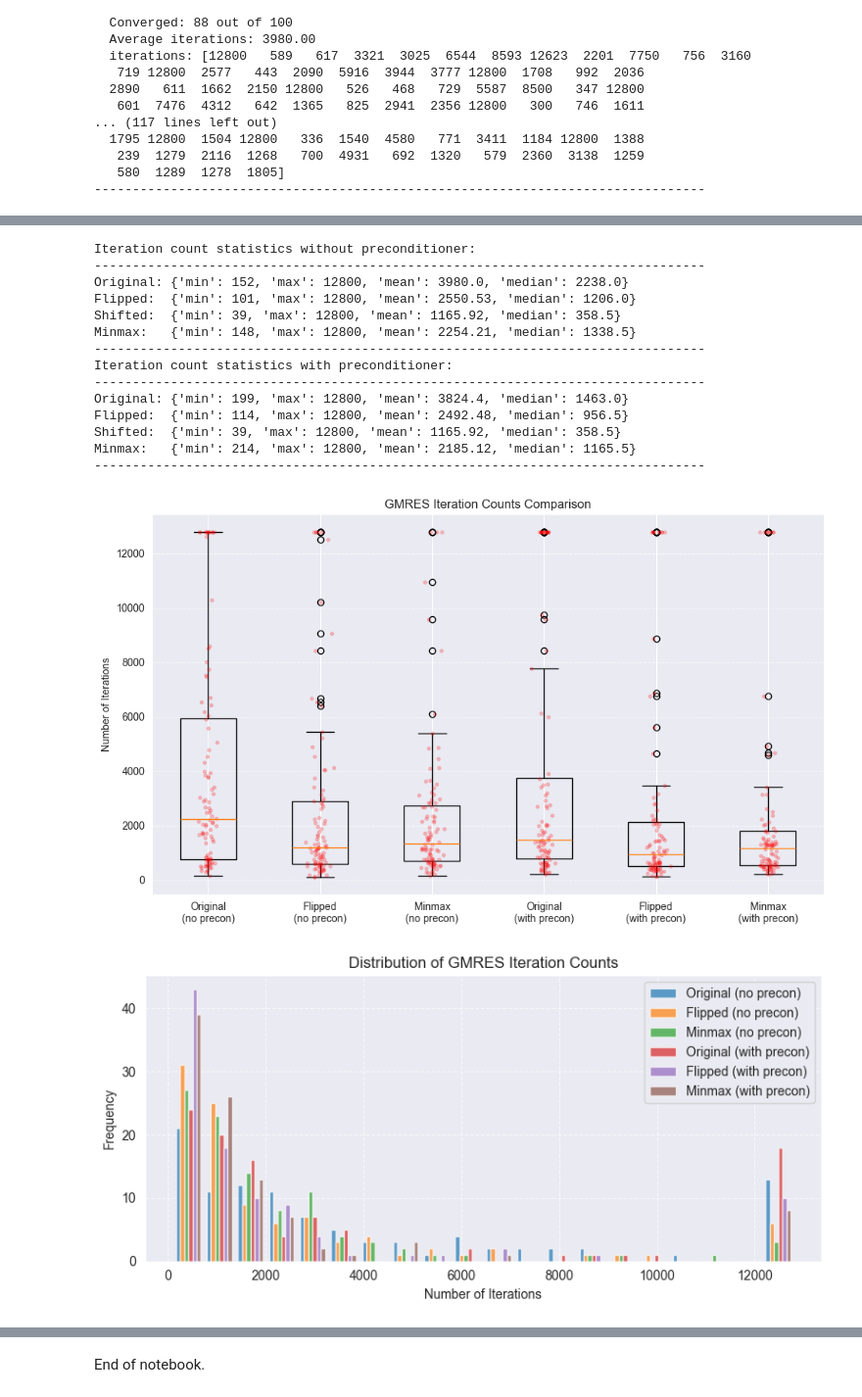
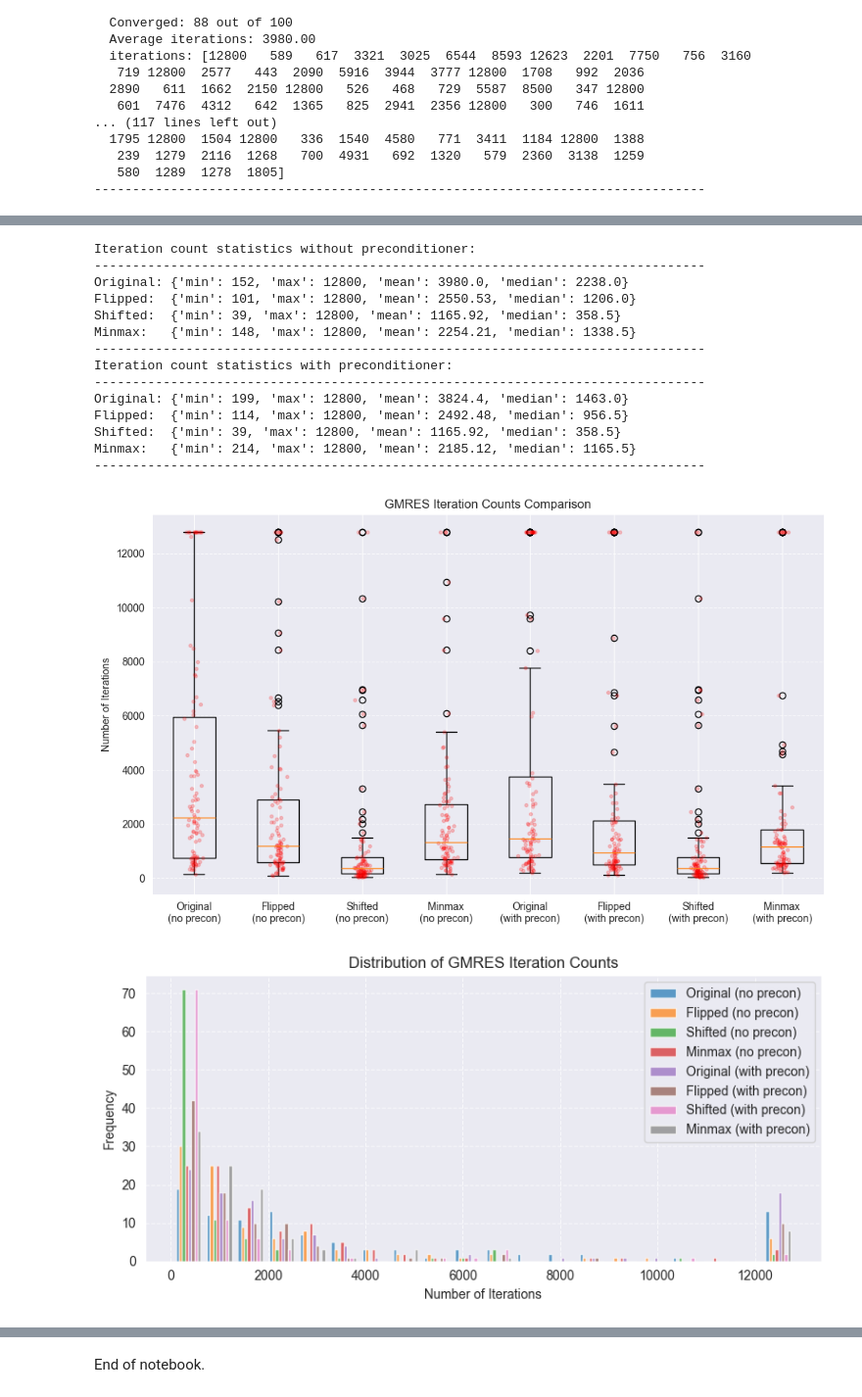
Before and after one commit to 24io/opencampus-ai-project, a Jupyter notebook: testrun_without_model.ipynb, the cells around one changed output, grey strips where cells are left out. Shown at 98% size. Drawn from its saved outputs; the diff is of its cells as text; code cells hidden in the pictures.

```diff
--- a/testrun_without_model.ipynb
+++ b/testrun_without_model.ipynb
@@ -273,25 +290,31 @@ print("-" * 80)
 result_data_list = [
     iters_no_precon_orig,
     iters_no_precon_flip,
+    iters_no_precon_shift,
     iters_no_precon_minmax,
     iters_precon_orig,
     iters_precon_flip,
+    iters_precon_shift,
     iters_precon_minmax,
 ]
 result_data_labels_long = [
     'Original (no precon)',
     'Flipped (no precon)',
+    'Shifted (no precon)',
     'Minmax (no precon)',
     'Original (with precon)',
     'Flipped (with precon)',
+    'Shifted (with precon)',
     'Minmax (with precon)'
 ]
 result_data_labels_stacked = [
     'Original\n(no precon)',
     'Flipped\n(no precon)',
+    'Shifted\n(no precon)',
     'Minmax\n(no precon)',
     'Original\n(with precon)',
     'Flipped\n(with precon)',
+    'Shifted\n(with precon)',
     'Minmax\n(with precon)'
 ]
 
@@ -309,35 +332,35 @@ for i, data in enumerate(result_data_list, 1):
     plt.plot(x, data, 'r.', alpha=0.2)
 
 plt.tight_layout()
 plt.show()
 
 # Histogram
 plt.figure(figsize=(8, 4))
 plt.hist(result_data_list, label=result_data_labels_long, bins=20, alpha=0.7)
 plt.xlabel('Number of Iterations')
 plt.ylabel('Frequency')
 plt.title('Distribution of GMRES Iteration Counts')
 plt.legend()
 plt.grid(True, linestyle='--', alpha=0.7)
 plt.tight_layout()
 plt.show()
 # %% [output]
 Iteration count statistics without preconditioner:
 --------------------------------------------------------------------------------
 Original: {'min': 152, 'max': 12800, 'mean': 3980.0, 'median': 2238.0}
 Flipped:  {'min': 101, 'max': 12800, 'mean': 2550.53, 'median': 1206.0}
 Shifted:  {'min': 39, 'max': 12800, 'mean': 1165.92, 'median': 358.5}
 Minmax:   {'min': 148, 'max': 12800, 'mean': 2254.21, 'median': 1338.5}
 --------------------------------------------------------------------------------
 Iteration count statistics with preconditioner:
 --------------------------------------------------------------------------------
 Original: {'min': 199, 'max': 12800, 'mean': 3824.4, 'median': 1463.0}
 Flipped:  {'min': 114, 'max': 12800, 'mean': 2492.48, 'median': 956.5}
 Shifted:  {'min': 39, 'max': 12800, 'mean': 1165.92, 'median': 358.5}
 Minmax:   {'min': 214, 'max': 12800, 'mean': 2185.12, 'median': 1165.5}
 --------------------------------------------------------------------------------
-[figure, old version]
+[figure, new version]
-[figure, old version]
+[figure, new version]
 # %%
 # Function to plot matrices
 def plot_matrices(matrices: List[np.ndarray], titles: List[str], colorbar: str = VALUE_COLORBAR) -> None:
```
Also changed, not shown: parts of 4 cells of this notebook.
